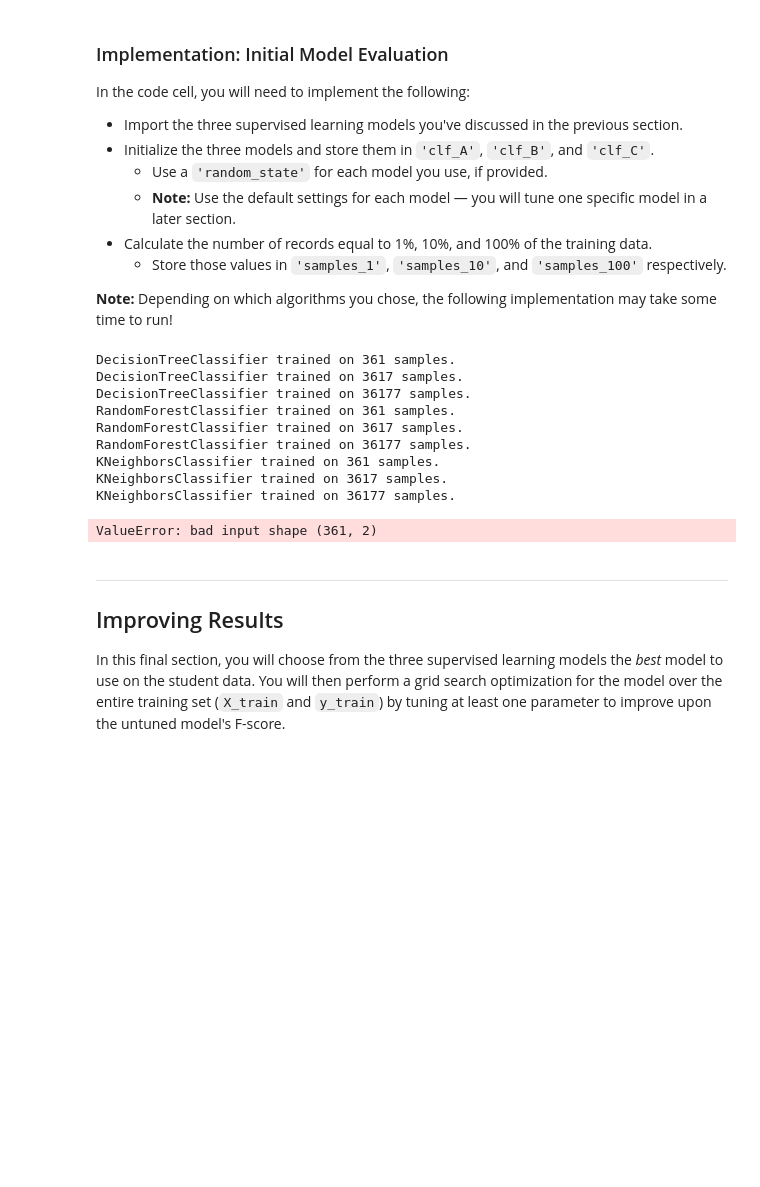
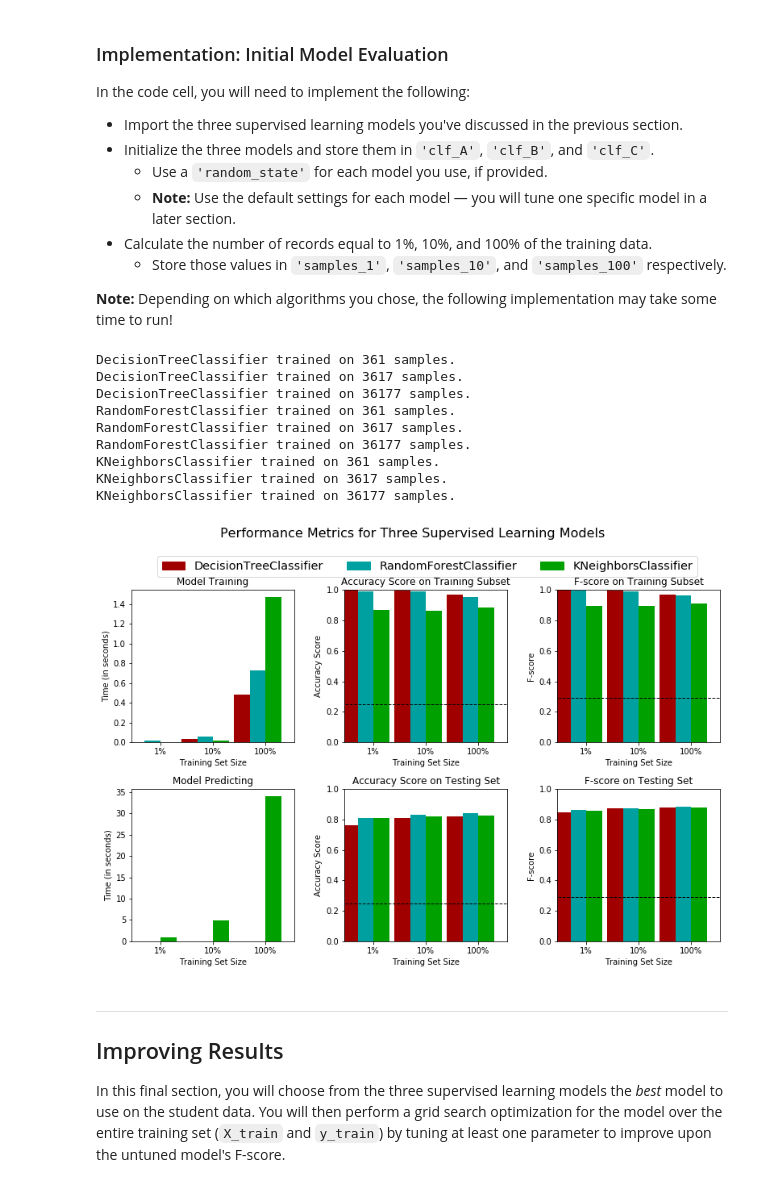
Before and after one commit to nihalaktas/finding-donors, a Jupyter notebook: finding_donors.ipynb, the cells around one changed output. Cells and saved outputs as stored; diff of their text form; code cells hidden in the pictures; blank space fills up the shorter version.

```diff
--- a/finding_donors.ipynb
+++ b/finding_donors.ipynb
@@ -175,8 +175,8 @@ Additionally, as with the non-numeric features, we need to convert the non-numer
 features_final = pd.get_dummies(features_log_minmax_transform)
 
 # TODO: Encode the 'income_raw' data to numerical values
-income = pd.get_dummies(income_raw)
-#income2= income_raw.apply(lambda x: 1 if x == '>50K' else 0)
+#income = pd.get_dummies(income_raw)
+income= income_raw.apply(lambda x: 1 if x == '>50K' else 0)
 
 # Print the number of features after one-hot encoding
 encoded = list(features_final.columns)
@@ -184,7 +184,7 @@ print("{} total features after one-hot encoding.".format(len(encoded)))
 
 # Uncomment the following line to see the encoded feature names
 print(encoded)
-#print(income)
+print(income)
 # %% [output]
 103 total features after one-hot encoding.
 ['age', 'education-num', 'capital-gain', 'capital-loss', 'hours-per-week', 'workclass_ Federal-gov', 'workclass_ Local-gov', 'workclass_ Private', 'workclass_ Self-emp-inc', 'workclass_ Self-emp-not-i ...
@@ -259,9 +274,9 @@ TN = 0 # No predicted negatives in the naive case
 FN = 0 # No predicted negatives in the naive case
 '''
 # TODO: Calculate accuracy, precision and recall
-accuracy = np.sum(income)[1] / income.count()[1]
-recall = np.sum(income)[1] / np.sum(income)[1]
-precision = np.sum(income)[1] / (np.sum(income)[1] + income.count()[1]-np.sum(income)[1])
+accuracy = np.sum(income) / income.count()
+recall = np.sum(income) / np.sum(income)
+precision = np.sum(income) / (np.sum(income) + income.count()-np.sum(income))
 
 # TODO: Calculate F-score using the formula above for beta = 0.5 and correct values for precision and recall.
 fscore = (1 + 0.25) * (precision * recall / (0.25 * precision + recall))
@@ -436,42 +457,42 @@ from sklearn.naive_bayes import GaussianNB
 from sklearn.svm import SVC
 
 # TODO: Initialize the three models
-clf_A = DecisionTreeClassifier(random_state=10)
-clf_B = RandomForestClassifier(random_state=5)
+clf_A = DecisionTreeClassifier(random_state=1)
+clf_B = RandomForestClassifier(random_state=1)
 clf_C = KNeighborsClassifier()
-clf_D = GaussianNB()
-clf_E = SVC()
+#clf_D = GaussianNB()
+#clf_E = SVC()
 
 # TODO: Calculate the number of samples for 1%, 10%, and 100% of the training data
 # HINT: samples_100 is the entire training set i.e. len(y_train)
 # HINT: samples_10 is 10% of samples_100 (ensure to set the count of the values to be `int` and not `float`)
 # HINT: samples_1 is 1% of samples_100 (ensure to set the count of the values to be `int` and not `float`)
 samples_100 = len(X_train)
 samples_10 = int(len(X_train) / 10)
 samples_1 = int(len(X_train) / 100)
 
 # Collect results on the learners
 results = {}
-for clf in [clf_A, clf_B, clf_C,clf_D,clf_E]:
+for clf in [clf_A, clf_B, clf_C]:
     clf_name = clf.__class__.__name__
     results[clf_name] = {}
     for i, samples in enumerate([samples_1, samples_10, samples_100]):
         results[clf_name][i] = \
         train_predict(clf, samples, X_train, y_train, X_test, y_test)
 
 # Run metrics visualization for the three supervised learning models chosen
 vs.evaluate(results, accuracy, fscore)
 # %% [output]
 DecisionTreeClassifier trained on 361 samples.
 DecisionTreeClassifier trained on 3617 samples.
 DecisionTreeClassifier trained on 36177 samples.
 RandomForestClassifier trained on 361 samples.
 RandomForestClassifier trained on 3617 samples.
 RandomForestClassifier trained on 36177 samples.
 KNeighborsClassifier trained on 361 samples.
 KNeighborsClassifier trained on 3617 samples.
 KNeighborsClassifier trained on 36177 samples.
-ValueError: bad input shape (361, 2)
+[figure, added]
 # %% [markdown]
 ----
 ## Improving Results
```
Also changed, not shown: parts of 20 cells of this notebook, 3 other files.
